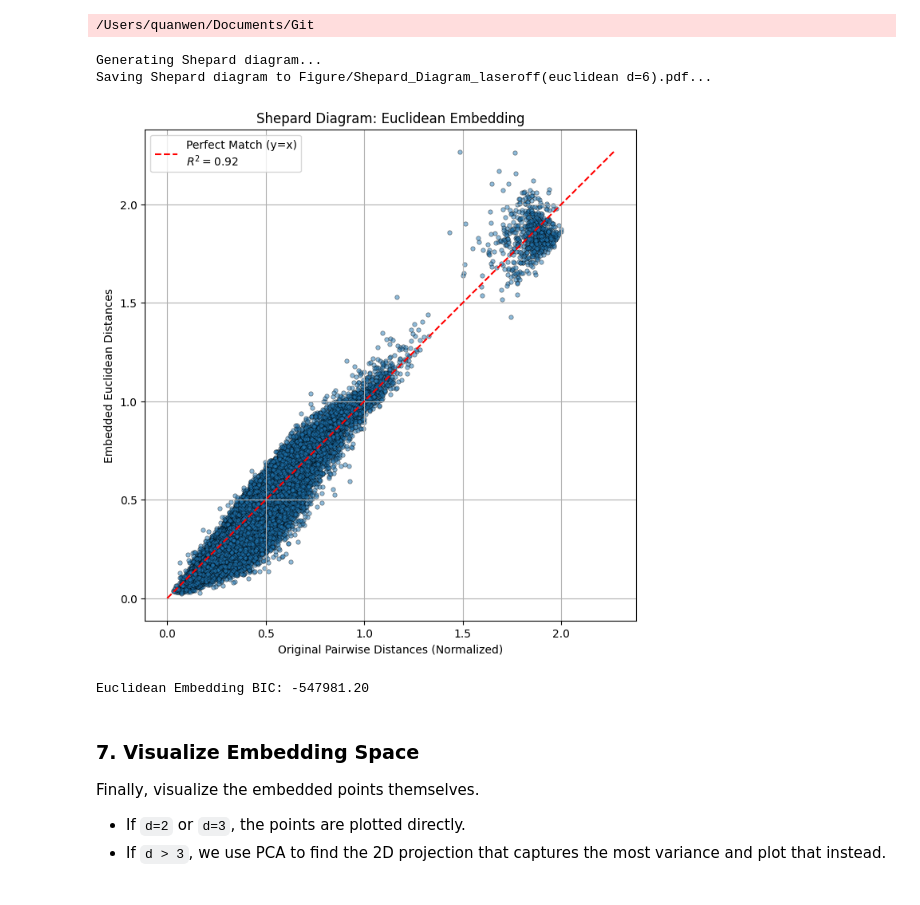
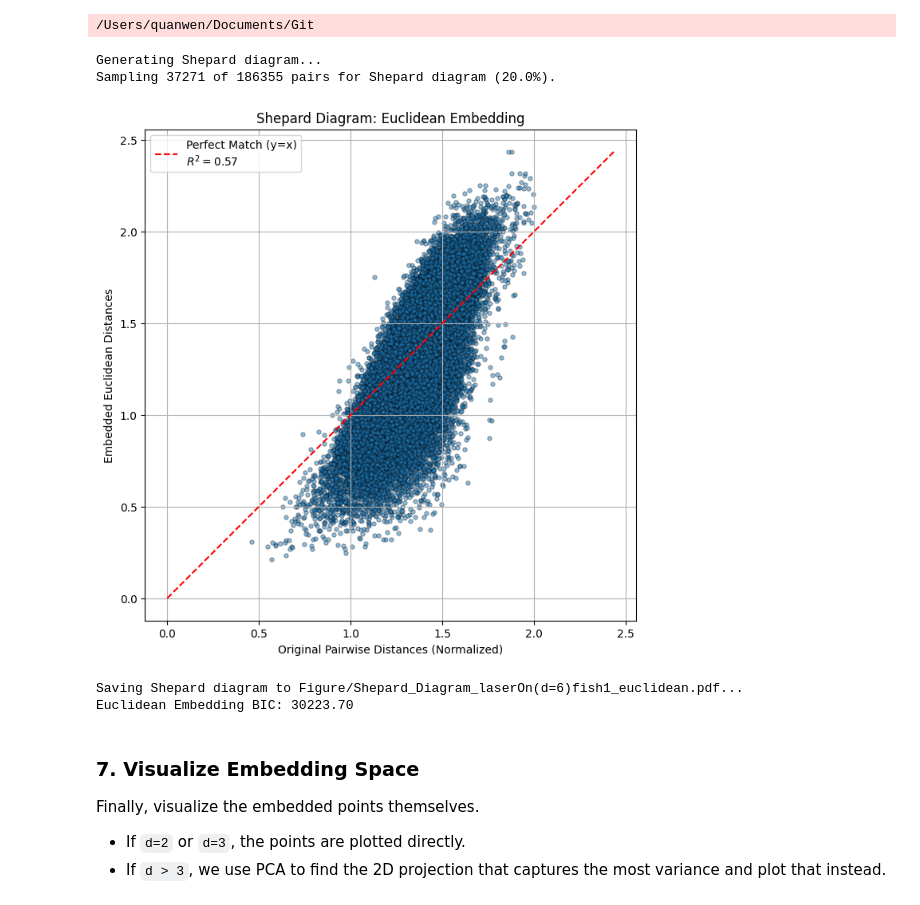
Before and after one commit to wenquan/BayesianHMDS, a Jupyter notebook: analysis_notebook.ipynb, the cells around one changed output. Saved outputs shown, nothing was run; the diff lists cells and outputs as text; code cells hidden in the pictures.

```diff
--- a/analysis_notebook.ipynb
+++ b/analysis_notebook.ipynb
@@ -29,15 +33,18 @@ import pickle
 
 # --- Main Analysis Parameters ---
 mat_file_path = 'data/distance_matrix_fish1.mat'      # <-- UPDATE THIS PATH
-matrix_variable_name = 'distanceMatrix_laserOn' # <-- UPDATE THIS VARIABLE NAME
-uncertainty_variable_name = 'var_dij_laserOn' # <-- UPDATE THIS, variance of distance matrix or set to None if not applicable
+matrix_variable_name = 'distance_laserOn' # <-- UPDATE THIS VARIABLE NAME
+#uncertainty_variable_name = None # <-- UPDATE THIS, variance of distance matrix or set to None if not applicable
+uncertainty_variable_name = 'var_dij_laserOn'
 embedding_dim = 6
 
 # --- Caching Parameters ---
 # Set to True to force re-running the embedding even if a saved file exists.
-force_rerun = False
+force_rerun = True
 # Path to save/load the embedding results.
-results_path = 'results/fit_results_laserOn(d=6).pkl'
+context = f'laserOn(d=6)fish1'
+#context = f'laserOn(d=6)fish4_nounc'
+results_path = f'results/fit_results_{context}.pkl'
 # %% [markdown]
 ### 3. Load Data
 
@@ -45,11 +52,23 @@ Use the `load_dmat_from_mat` function to load your distance matrix. This functio
 # %%
 try:
     distance_matrix = load_dmat_from_mat(mat_file_path, matrix_variable_name)
+    #it is computed using the linear method (cosine similarity 1 - Cij)
 except Exception as e:
     print(f"An error occurred: {e}")
+
+corr_mat = 1 - distance_matrix
+corr_mat = (corr_mat + corr_mat.T) / 2.0
+dmat_chord = corr_to_distance(corr_mat, method='chord')
 
 uncertainty_matrix = None
 if uncertainty_variable_name:
     print(f"Loading uncertainty matrix '{uncertainty_variable_name}' from: {mat_file_path}")
     uncertainty_matrix = load_dmat_from_mat(mat_file_path, uncertainty_variable_name)
+    dmat_unc = corr_unc_to_dist_unc(corr_mat, uncertainty_matrix, method='chord', reg = 0.01)
+else:
+    dmat_unc = None
+
+
+#distance_matrix, indices = sample_submatrix(distance_matrix, n=600, seed=42)
+#uncertainty_matrix = uncertainty_matrix[np.ix_(indices, indices)]
 # %% [output]
@@ -104,18 +126,19 @@ Hyperbolic Embedding BIC: -227165.60
 # %%
-euclidean_results = run_euclidean_embedding(distance_matrix, embedding_dim)
+euclidean_results = run_euclidean_embedding(dmat_chord, embedding_dim)
 # %% [output]
 Starting Euclidean MDS embedding into 6 dimensions...
 /Users/quanwen/Documents/Git
 # %%
 if 'euclidean_results' in locals():
     plot_shepard_diagram(euclidean_results['dmat'], euclidean_results['emb_mat'],
-                                 title="Shepard Diagram: Euclidean Embedding", output_file='Figure/Shepard_Diagram_laseron(euclidean d=6).pdf')
+                                 title="Shepard Diagram: Euclidean Embedding", output_file=f'Figure/Shepard_Diagram_{context}_euclidean.pdf', sample_fraction=0.2)
     print(f"Euclidean Embedding BIC: {euclidean_results['bic']:.2f}")
 # %% [output]
 Generating Shepard diagram...
-Saving Shepard diagram to Figure/Shepard_Diagram_laseroff(euclidean d=6).pdf...
+Sampling 37271 of 186355 pairs for Shepard diagram (20.0%).
-[figure, old version]
+[figure, new version]
-Euclidean Embedding BIC: -547981.20
+Saving Shepard diagram to Figure/Shepard_Diagram_laserOn(d=6)fish1_euclidean.pdf...
+Euclidean Embedding BIC: 30223.70
 # %% [markdown]
 ### 7. Visualize Embedding Space
 
```
Also changed, not shown: parts of 7 cells of this notebook, 7 other files.
